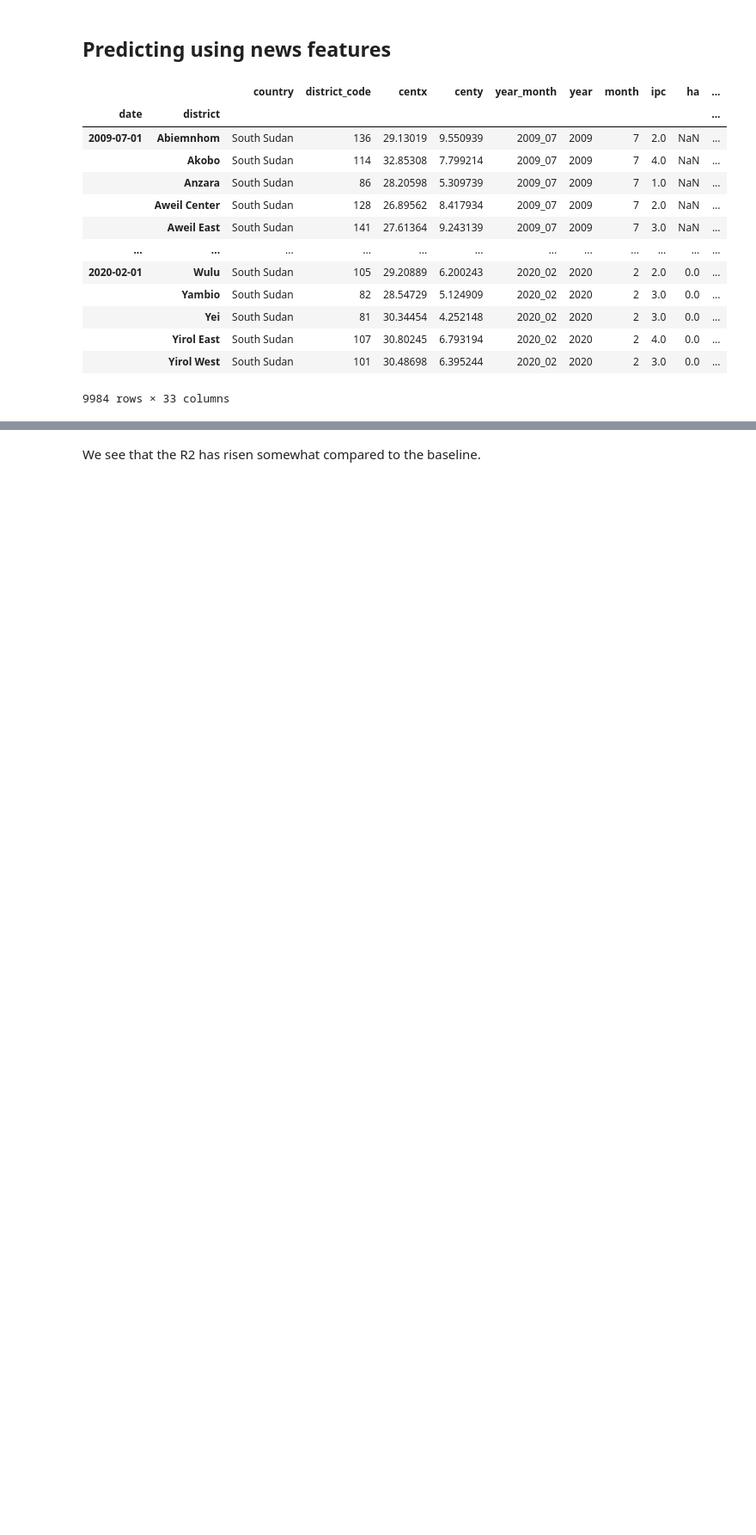
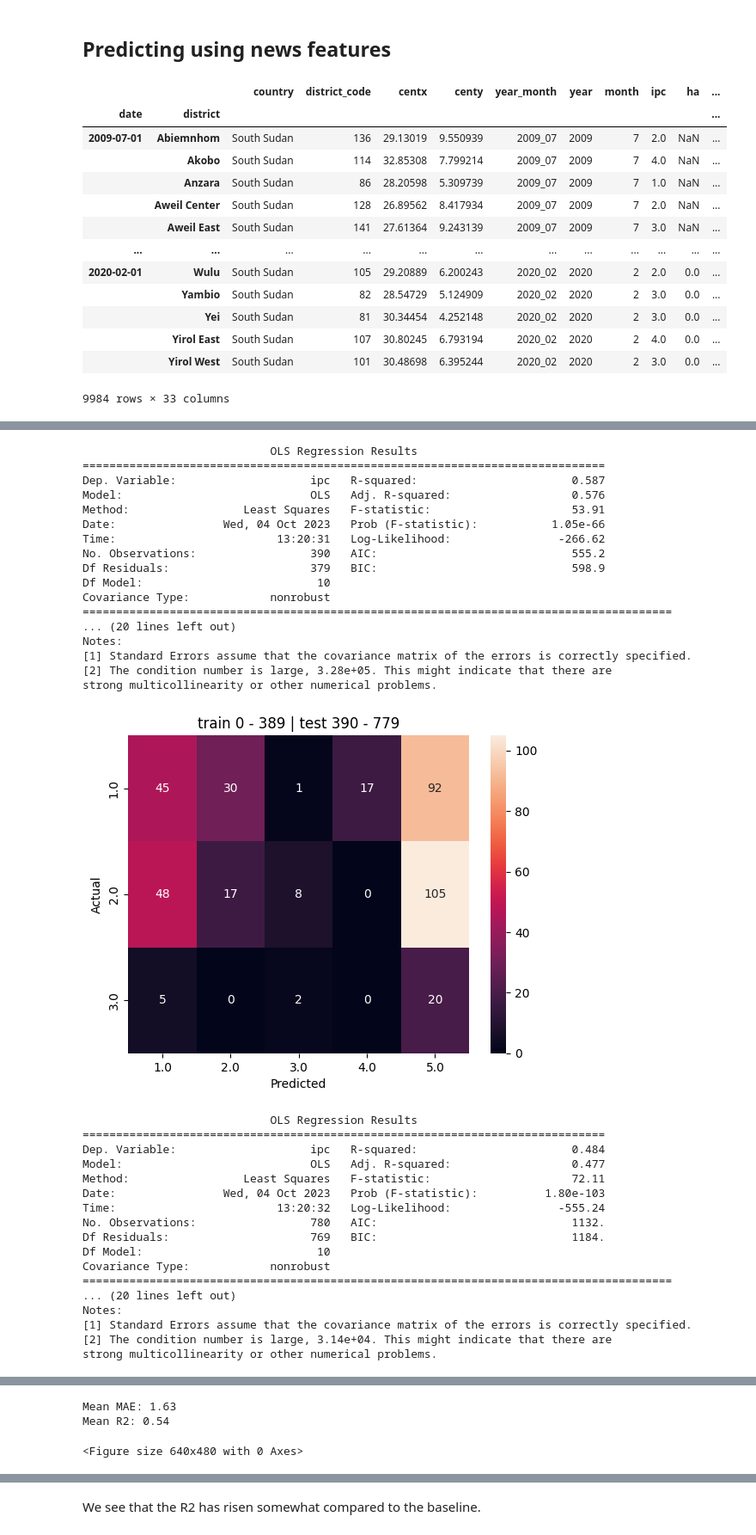
Before and after one commit to EKarasevnl/DC3-Group-13, a Jupyter notebook: predictions.ipynb, the cells around one changed output, grey strips where cells are left out. Shown at 86% size. Saved outputs shown, nothing was run; the diff lists cells and outputs as text; code cells hidden in the pictures; blank space fills up the shorter version.

```diff
--- a/predictions.ipynb
+++ b/predictions.ipynb
@@ -468,7 +468,10 @@ X.dropna()
 # %%
-X = df.iloc[:, -10:] # Define explanatory variables
+df_prep = df.copy().iloc[:, [7] + list(range(-10, 0))].dropna()
+
+
+X = df_prep.iloc[:, -10:] # Define explanatory variables
 X = sm.add_constant(X) # Add constant column of 1s for intercept
-y = df[["ipc"]] # Define target data
+y = df_prep[["ipc"]] # Define target data
 
 cv = TimeSeriesSplit(n_splits=5) # Define TimeSeriesSplit with 5 splits
 
@@ -480,30 +483,66 @@ for train_index, val_index in cv.split(X): # Loop over the different training-te
 
     # Define X and y data
     X_train, X_test = X.iloc[train_index], X.iloc[val_index]
     y_train, y_val = y.iloc[train_index], y.iloc[val_index]
 
     # If X_train doesn't contain any news features (this happens for earlier dates) we drop news columns from both X_train and X_test
     X_train = X_train.dropna(axis=1, how='all').copy()
     X_test = X_test[X_train.columns]
 
     #Interpolate training data to generate more training points
     X_train = X_train.groupby('district', as_index=False).apply(lambda group: group.interpolate())
     X_train.reset_index(level=0, drop=True, inplace=True)
     y_train = y_train.groupby('district', as_index=False).apply(lambda group: group.interpolate())
     y_train.reset_index(level=0, drop=True, inplace=True)
 
     model = OLS(y_train, X_train, missing="drop") # Initialize OLS model on training data
     results = model.fit() # Get model results on training data
     print(results.summary()) # Print model summary
 
     y_pred = results.predict(X_test) # Run model on test data
 
     # Append results to respective lists
     mae_values.append((y_pred - y_val['ipc']).abs().mean())
     r2_values.append(results.rsquared)
 
     plt.title('train %s - %s | test %s - %s' % (train_index[0], train_index[-1], val_index[0], val_index[-1]))
     plot_ConfusionMatrix(prediction = y_pred, true = y_val['ipc']) # Plot confusion matrix
 
 print(f"Mean MAE: {np.mean(mae_values):.2f}") # Print MAE
 print(f"Mean R2: {np.mean(r2_values):.2f}") # Print R2
+# %% [output]
+                            OLS Regression Results
+==============================================================================
+Dep. Variable:                    ipc   R-squared:                       0.587
+Model:                            OLS   Adj. R-squared:                  0.576
+Method:                 Least Squares   F-statistic:                     53.91
+Date:                Wed, 04 Oct 2023   Prob (F-statistic):           1.05e-66
+Time:                        13:20:31   Log-Likelihood:                -266.62
+No. Observations:                 390   AIC:                             555.2
+Df Residuals:                     379   BIC:                             598.9
+Df Model:                          10
+Covariance Type:            nonrobust
+========================================================================================
+... (20 lines left out)
+Notes:
+[1] Standard Errors assume that the covariance matrix of the errors is correctly specified.
+[2] The condition number is large, 3.28e+05. This might indicate that there are
+strong multicollinearity or other numerical problems.
+[figure, added]
+                            OLS Regression Results
+==============================================================================
+Dep. Variable:                    ipc   R-squared:                       0.484
+Model:                            OLS   Adj. R-squared:                  0.477
+Method:                 Least Squares   F-statistic:                     72.11
+Date:                Wed, 04 Oct 2023   Prob (F-statistic):          1.80e-103
+Time:                        13:20:32   Log-Likelihood:                -555.24
+No. Observations:                 780   AIC:                             1132.
+Df Residuals:                     769   BIC:                             1184.
+Df Model:                          10
+Covariance Type:            nonrobust
+========================================================================================
+... (20 lines left out)
+Notes:
+[1] Standard Errors assume that the covariance matrix of the errors is correctly specified.
+[2] The condition number is large, 3.14e+04. This might indicate that there are
+strong multicollinearity or other numerical problems.
@@ -509,0 +604,3 @@ print(f"Mean R2: {np.mean(r2_values):.2f}") # Print R2
+Mean MAE: 1.63
+Mean R2: 0.54
+<Figure size 640x480 with 0 Axes>
```
Also changed, not shown: parts of 10 cells of this notebook, 1 other file.
